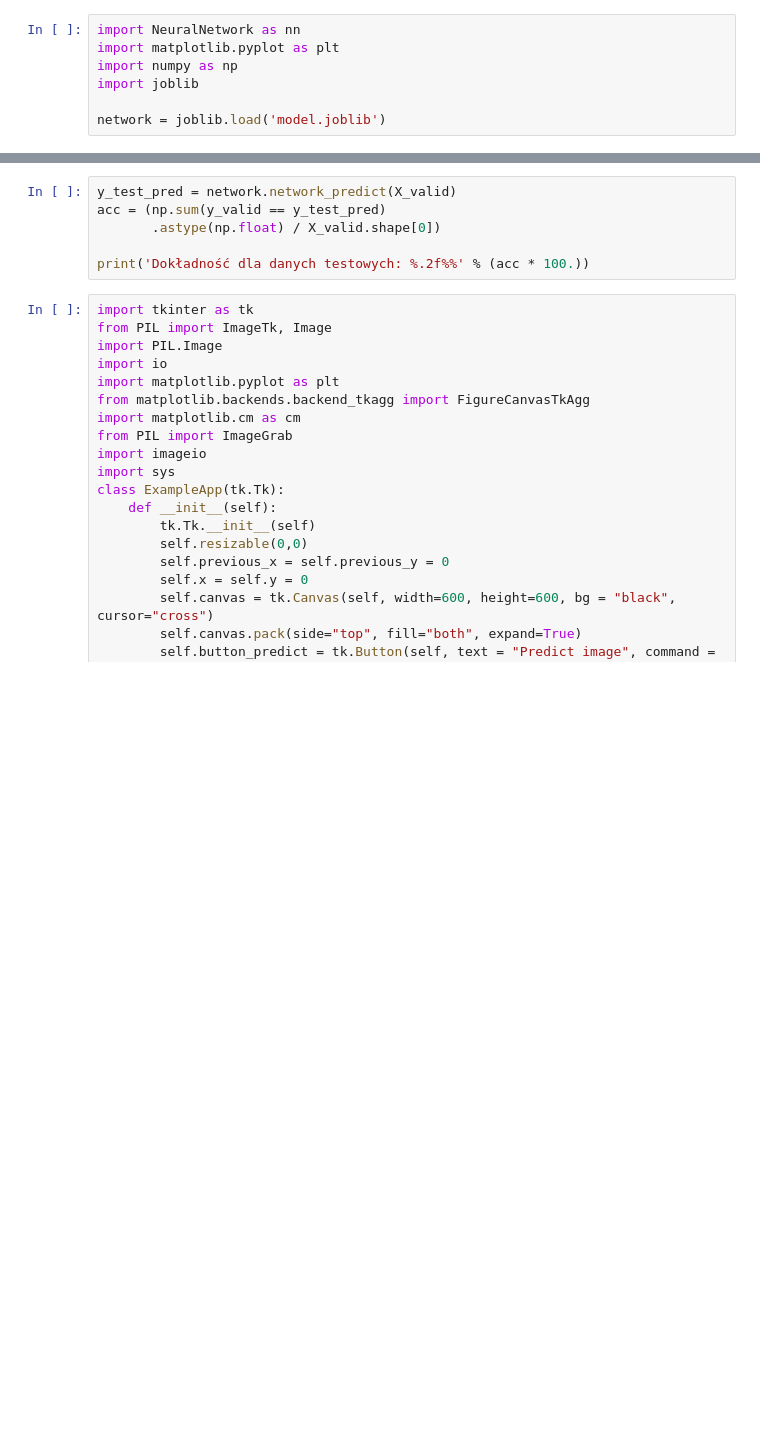
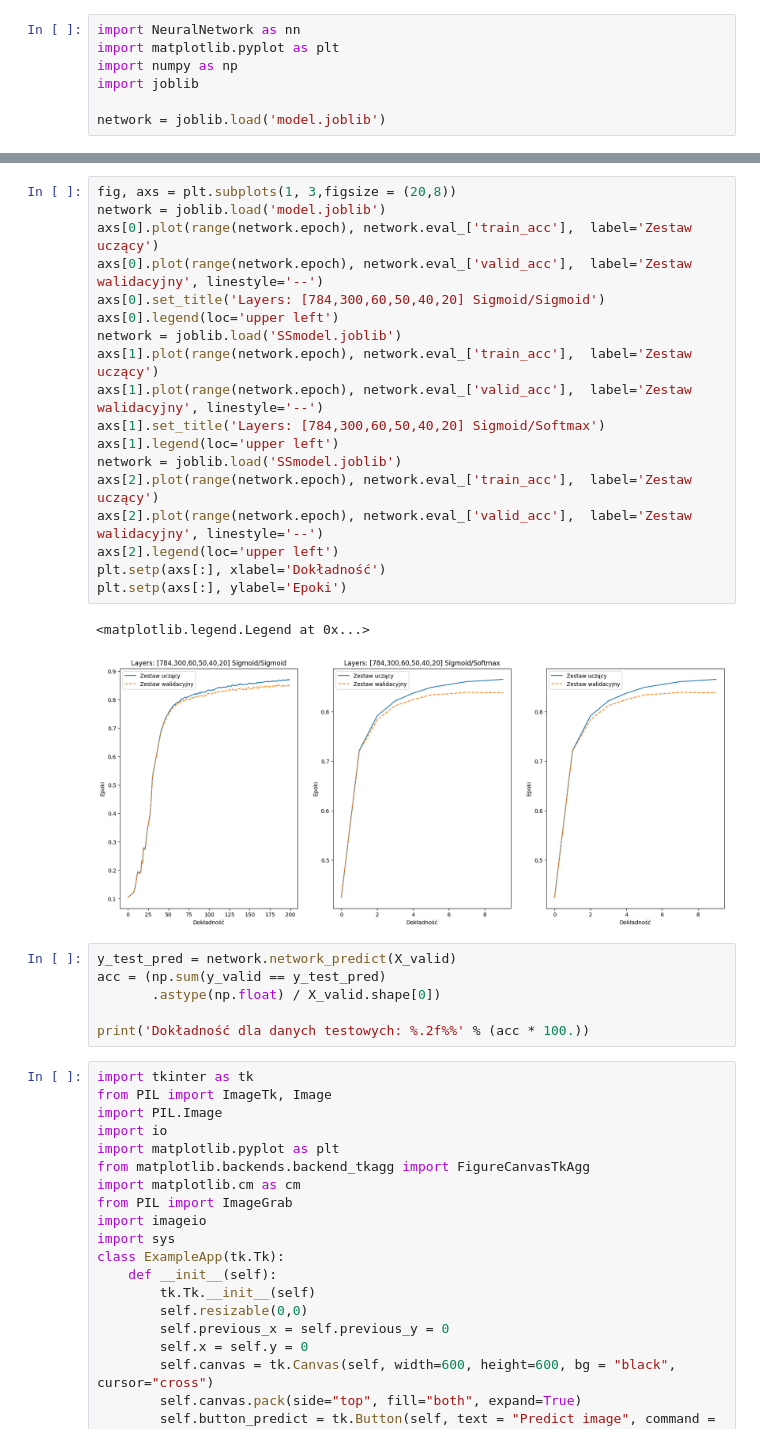
Before and after one commit to AdamKubiak/Neural_Network_Implementation, a Jupyter notebook: Doodle_Recognition/Doodles_Recognition.ipynb, the cells around one changed output, grey strips where cells are left out. Drawn from its saved outputs; the diff is of its cells as text; blank space fills up the shorter version.

```diff
--- a/Doodle_Recognition/Doodles_Recognition.ipynb
+++ b/Doodle_Recognition/Doodles_Recognition.ipynb
@@ -255,3 +240,24 @@ plt.show()
+# %%
+fig, axs = plt.subplots(1, 3,figsize = (20,8))
+network = joblib.load('model.joblib')
+axs[0].plot(range(network.epoch), network.eval_['train_acc'],  label='Zestaw uczący')
+axs[0].plot(range(network.epoch), network.eval_['valid_acc'],  label='Zestaw walidacyjny', linestyle='--')
+axs[0].set_title('Layers: [784,300,60,50,40,20] Sigmoid/Sigmoid')
+axs[0].legend(loc='upper left')
+network = joblib.load('SSmodel.joblib')
+axs[1].plot(range(network.epoch), network.eval_['train_acc'],  label='Zestaw uczący')
+axs[1].plot(range(network.epoch), network.eval_['valid_acc'],  label='Zestaw walidacyjny', linestyle='--')
+axs[1].set_title('Layers: [784,300,60,50,40,20] Sigmoid/Softmax')
+axs[1].legend(loc='upper left')
+network = joblib.load('SSmodel.joblib')
+axs[2].plot(range(network.epoch), network.eval_['train_acc'],  label='Zestaw uczący')
+axs[2].plot(range(network.epoch), network.eval_['valid_acc'],  label='Zestaw walidacyjny', linestyle='--')
+axs[2].legend(loc='upper left')
+plt.setp(axs[:], xlabel='Dokładność')
+plt.setp(axs[:], ylabel='Epoki')
+# %% [output]
+<matplotlib.legend.Legend at 0x...>
+[figure, added]
 # %%
 y_test_pred = network.network_predict(X_valid)
 acc = (np.sum(y_valid == y_test_pred)
```
Also changed, not shown: parts of 12 cells of this notebook, 4 other files.
